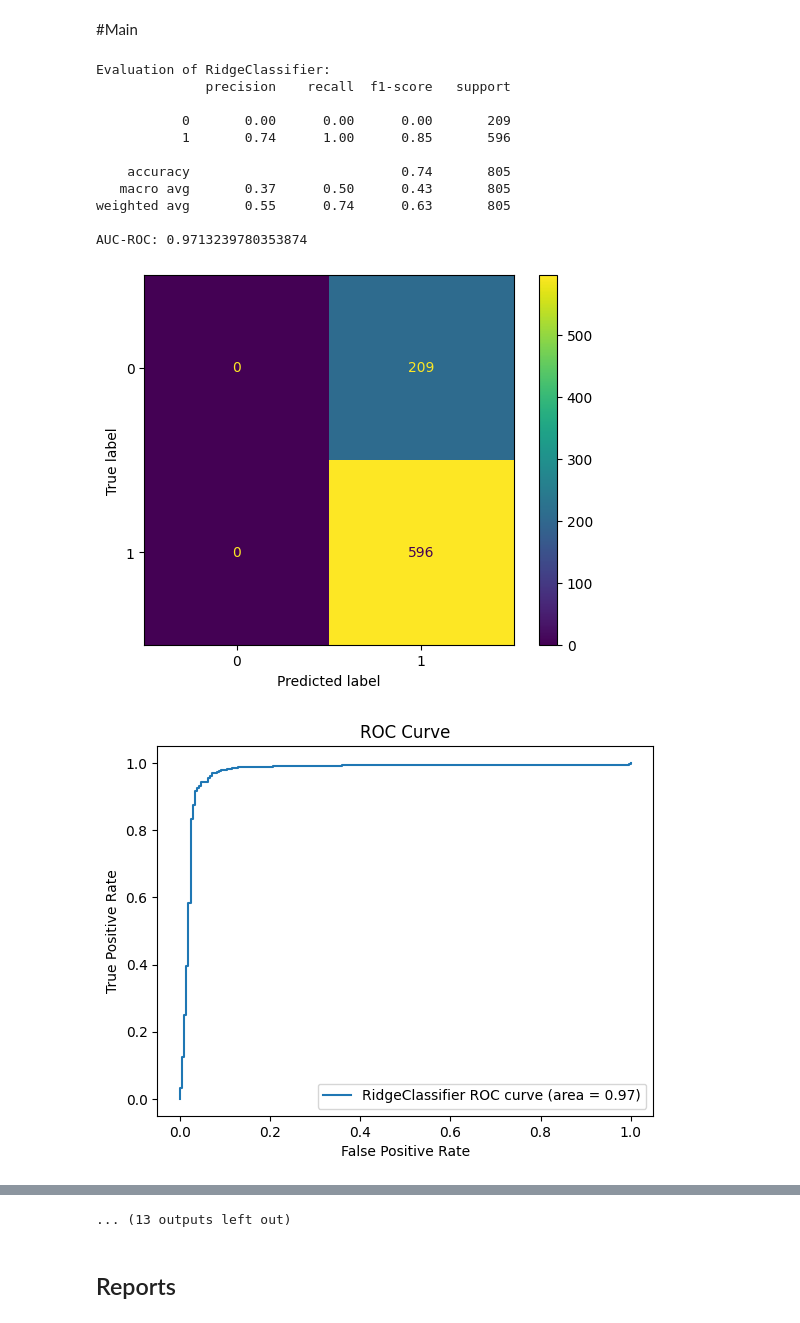
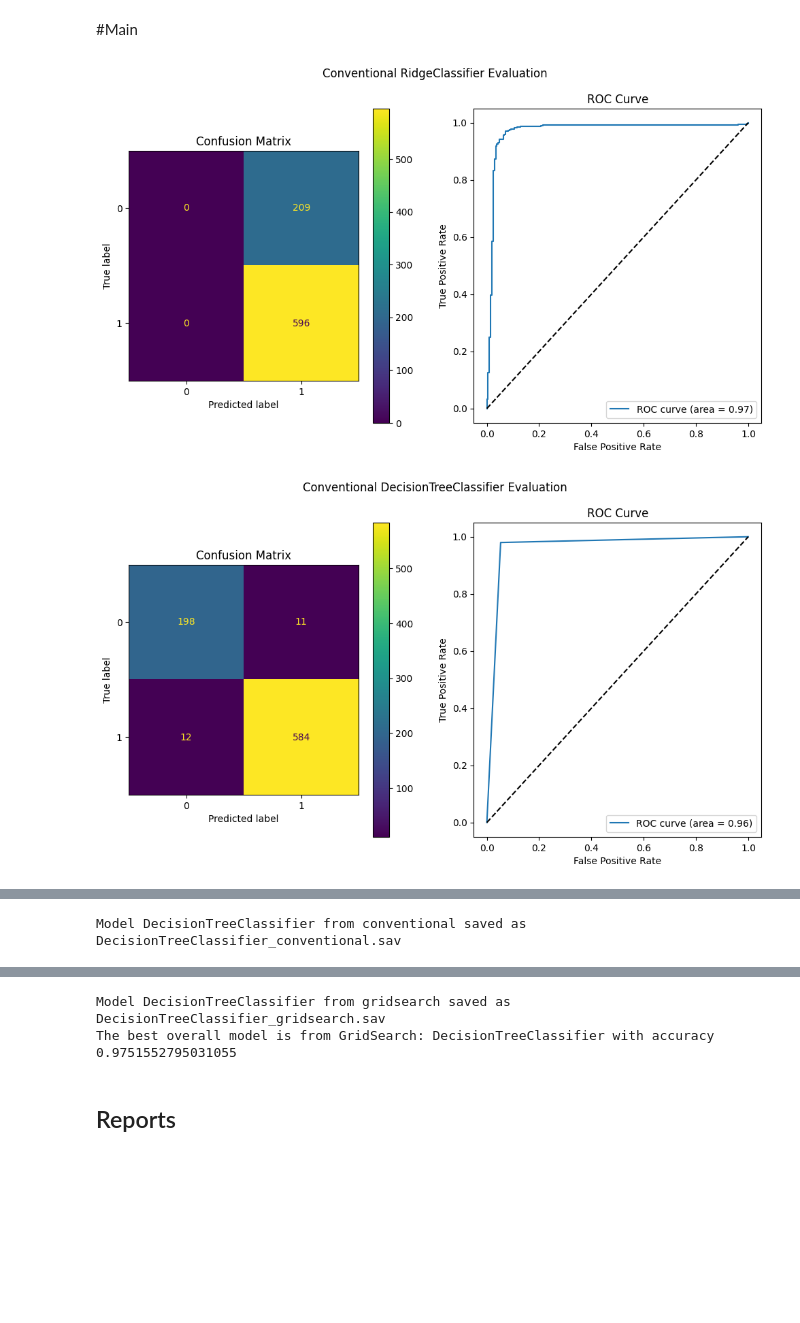
Before and after one commit to adrianaleticiamartinez/MCD, a Jupyter notebook: ML1_Final_project.ipynb, the cells around one changed output, grey strips where cells are left out. Cells and saved outputs as stored; diff of their text form; code cells hidden in the pictures; blank space fills up the shorter version.

```diff
--- a/ML1_Final_project.ipynb
+++ b/ML1_Final_project.ipynb
@@ -208,21 +252,38 @@ def train_models(X_train_preprocessed, y_train):
     Returns:
         ridge_model (RidgeClassifier): Trained Ridge classifier.
         tree_model (DecisionTreeClassifier): Trained Decision Tree classifier.
+        logistic_model (LogisticRegression) :Trained Logistic Regression
+        svm_model (SVC): Trained Support Vector.
     """
+    times=[]
+
+    start_time= time.time()
     #--L2 (RidgeClassifier)--
-
     ridge_model = RidgeClassifier(random_state=117)
     ridge_model.fit(X_train_preprocessed, y_train)
+    end_time= time.time()
+    times.append(end_time - start_time)
 
     #--tree_model (DecisionTreeClassifier)
+    start_time= time.time()
     tree_model = DecisionTreeClassifier(random_state=117)
     tree_model.fit(X_train_preprocessed, y_train)
+    end_time= time.time()
+    times.append(end_time - start_time)
 
-    #--Logistic_regression (DecisionTreeClassifier)
+    #--Support Vector Machine (SVC)
+    start_time= time.time()
+    svm_model = svm.SVC(random_state=117)
+    svm_model.fit(X_train_preprocessed, y_train)
+    end_time= time.time()
+    times.append(end_time - start_time)
+
+
+    #--Logistic_regression (LogisticRegression)
+    start_time= time.time()
     logistic_model = LogisticRegression(random_state=117)
     logistic_model.fit(X_train_preprocessed, y_train)
+    end_time= time.time()
+    times.append(end_time - start_time)
 
-    #--SVM (DecisionTreeClassifier)
-    svm_model = svm.SVC(random_state=117)
-    svm_model.fit(X_train_preprocessed, y_train)
-    return ridge_model, tree_model, svm_model, logistic_model
+    return ridge_model, tree_model, svm_model, logistic_model,times
@@ -437,56 +432,49 @@ if __name__ == "__main__":
     X_train_preprocessed, X_test_preprocessed, y_train, y_test_encoded = preprocess_data()
 
     # Model training
-    ridge_model, tree_model, svm_model, logistic_model = train_models(X_train_preprocessed, y_train)
+    ridge_model, tree_model, svm_model, logistic_model, c_times = train_models(X_train_preprocessed, y_train)
 
     # Model evaluation
-    report_df, accuracies = evaluate_models(X_test_preprocessed, y_test_encoded, ridge_model, tree_model, svm_model, logistic_model)
+    #report_df, accuracies = evaluate_models(X_test_preprocessed, y_test_encoded, ridge_model, tree_model, svm_model, logistic_model)
+    #report_df, accuracies = evaluate_models_r(X_test_preprocessed, y_test_encoded, ridge_model, tree_model, svm_model, logistic_model)
+    report_df, accuracies = evaluate_models(X_test_preprocessed, y_test_encoded,"Conventional", ridge_model, tree_model, svm_model, logistic_model)
+    report_df['train_time'] = c_times
+
+
 
     models = {
         'RidgeClassifier': ridge_model,
         'DecisionTreeClassifier': tree_model,
         'SVM': svm_model,
         'LogisticRegression': logistic_model
     }
 
     #Best conventional model saving
     best_model_name, best_accuracy, _ = save_best_model(models, accuracies, "conventional")
 
 
-    print("\n********************************\n\n Models with gridsearch \n\n********************************\n")
-
     # Model training with GS
-    ridge_model, tree_model, svm_model, logistic_model = train_models_with_GS(X_train_preprocessed, y_train)
+    ridge_model, tree_model, svm_model, logistic_model, gs_times = train_models_with_GS(X_train_preprocessed, y_train)
 
     # Model evaluation with GS
-    report_df_w_GS, accuracies_GS = evaluate_models(X_test_preprocessed, y_test_encoded, ridge_model, tree_model, svm_model, logistic_model)
+    report_df_w_GS, accuracies_GS = evaluate_models(X_test_preprocessed, y_test_encoded,"GridSearch", ridge_model, tree_model, svm_model, logistic_model)
+    report_df_w_GS['train_time'] = gs_times
 
     models_GS = {
         'RidgeClassifier': ridge_model,
         'DecisionTreeClassifier': tree_model,
         'SVM': svm_model,
         'LogisticRegression': logistic_model
     }
 
     #Best GS model saving
     best_model_name_GS, best_accuracy_GS, _ = save_best_model(models_GS, accuracies_GS, "gridsearch")
 
     # Compare conventional Vs GS models
     if best_accuracy_GS > best_accuracy:
         print(f"The best overall model is from GridSearch: {best_model_name_GS} with accuracy {best_accuracy_GS}")
     else:
         print(f"The best overall model is conventional: {best_model_name} with accuracy {best_accuracy}")
 # %% [output]
-Evaluation of RidgeClassifier:
-              precision    recall  f1-score   support
-
-           0       0.00      0.00      0.00       209
-           1       0.74      1.00      0.85       596
-
-    accuracy                           0.74       805
-   macro avg       0.37      0.50      0.43       805
-weighted avg       0.55      0.74      0.63       805
-
-AUC-ROC: 0.9713239780353874
-[figure, old version]
+[figure, new version]
-[figure, old version]
+[figure, new version]
@@ -516,0 +483 @@ AUC-ROC: 0.9810458880575447
+Model DecisionTreeClassifier from conventional saved as DecisionTreeClassifier_conventional.sav
@@ -532,4 +488,5 @@ AUC-ROC: 0.9778708133971292
-... (13 outputs left out)
+Model DecisionTreeClassifier from gridsearch saved as DecisionTreeClassifier_gridsearch.sav
+The best overall model is from GridSearch: DecisionTreeClassifier with accuracy 0.9751552795031055
 # %% [markdown]
 ## Reports
 # %% [markdown]
```
Also changed, not shown: parts of 11 cells of this notebook.
